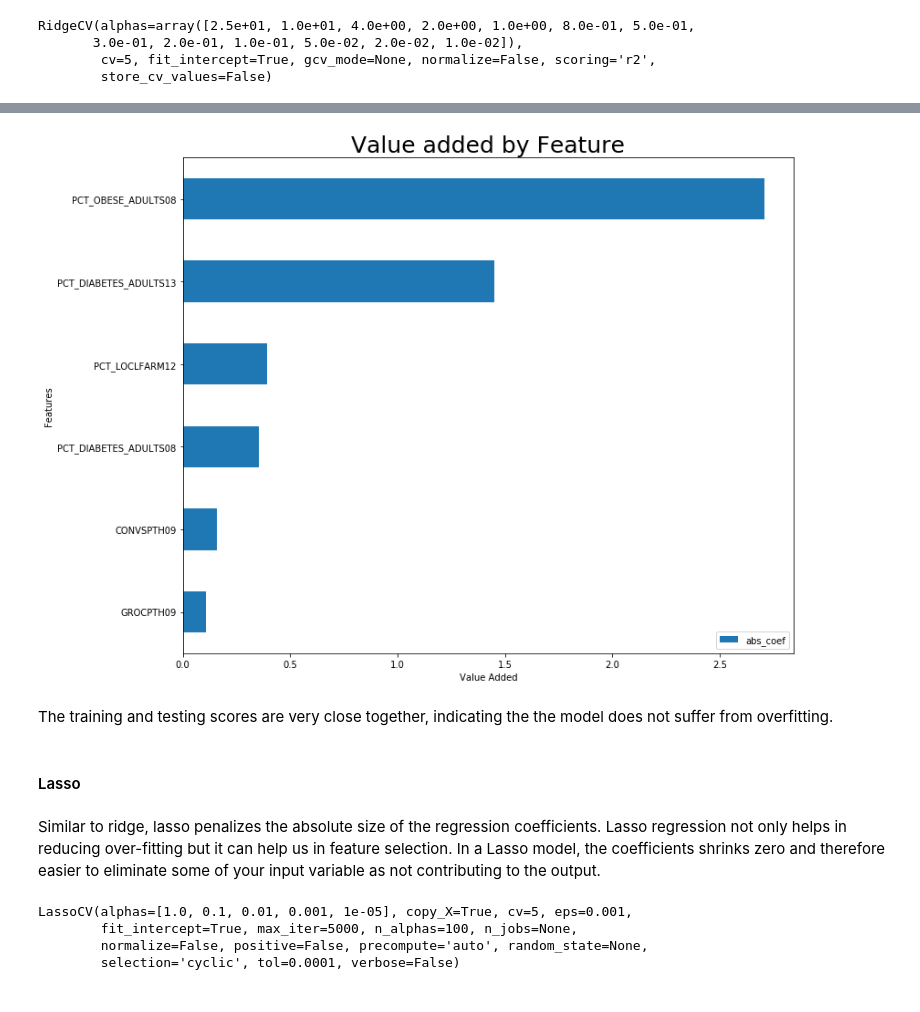
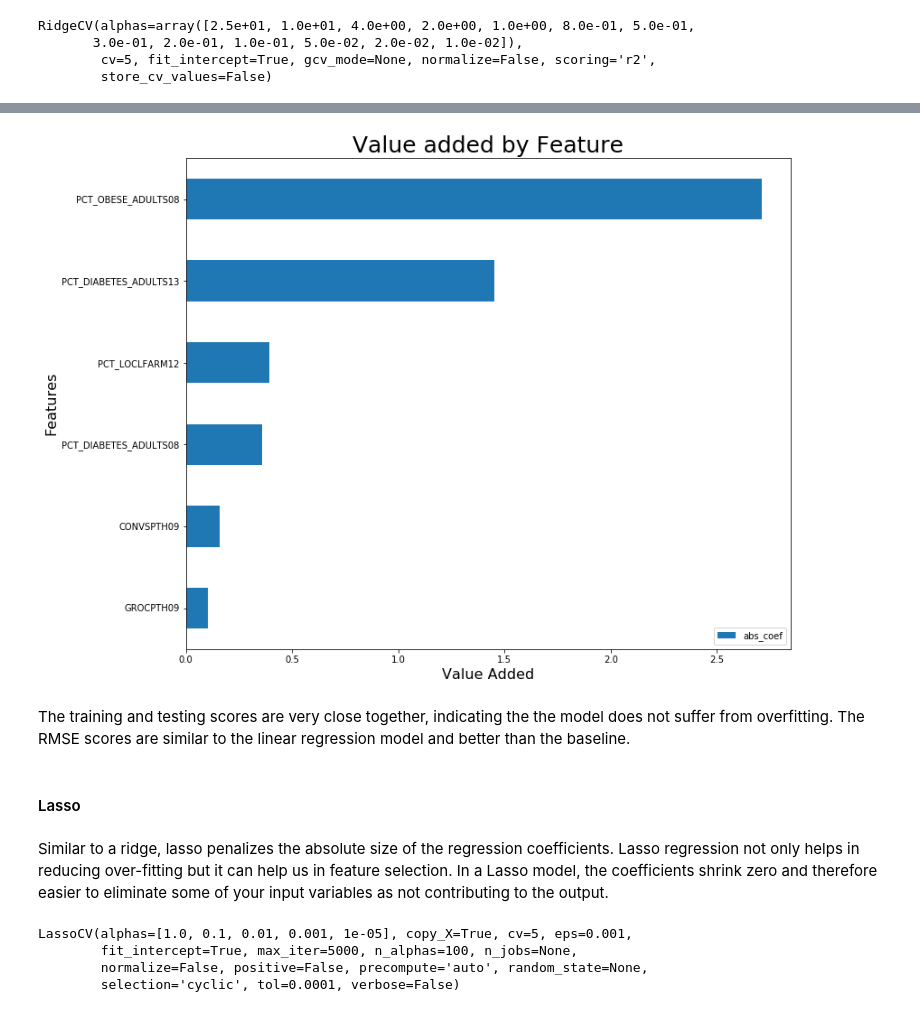
Before and after one commit to Graceallison/Predicting-Obesity-Rates-Based-on-Food-Atlas, a Jupyter notebook: Code/Modelling.ipynb, the cells around one changed output, grey strips where cells are left out. Cells and saved outputs as stored; diff of their text form; code cells hidden in the pictures.

```diff
--- a/Code/Modelling.ipynb
+++ b/Code/Modelling.ipynb
@@ -713,17 +728,18 @@ ridge_df_coef = pd.DataFrame({
 })
 # %%
 ax = ridge_df_coef.set_index('column').head(6).sort_values(by = 'abs_coef', ascending = False).plot(kind = 'barh', figsize = (12,10))
-ax.set(xlabel='Value Added', ylabel='Features')
+ax.set_xlabel('Value Added', fontsize = 16)
+ax.set_ylabel('Features', fontsize = 16)
 ax.invert_yaxis()
 plt.title('Value added by Feature', fontsize = 25);
 # %% [output]
-[figure, old version]
+[figure, new version]
 # %% [markdown]
-The training and testing scores are very close together, indicating the the model does not suffer from overfitting.
+The training and testing scores are very close together, indicating the the model does not suffer from overfitting. The RMSE scores are similar to the linear regression model and better than the baseline.
 # %% [markdown]
 #### Lasso
 # %% [markdown]
-Similar to ridge, lasso penalizes the absolute size of the regression coefficients. Lasso regression not only helps in reducing over-fitting but it can help us in feature selection. In a Lasso model, the coefficients shrinks zero and therefore easier to eliminate some of your input variable as not contributing to the output.
+Similar to a ridge, lasso penalizes the absolute size of the regression coefficients. Lasso regression not only helps in reducing over-fitting but it can help us in feature selection. In a Lasso model, the coefficients shrink zero and therefore easier to eliminate some of your input variables as not contributing to the output.
 # %%
 #choosing different alphas to check
 lasso_alphas = [1.0,0.1,0.01,0.001,.00001]
```
Also changed, not shown: parts of 86 cells of this notebook, 1 other file.
